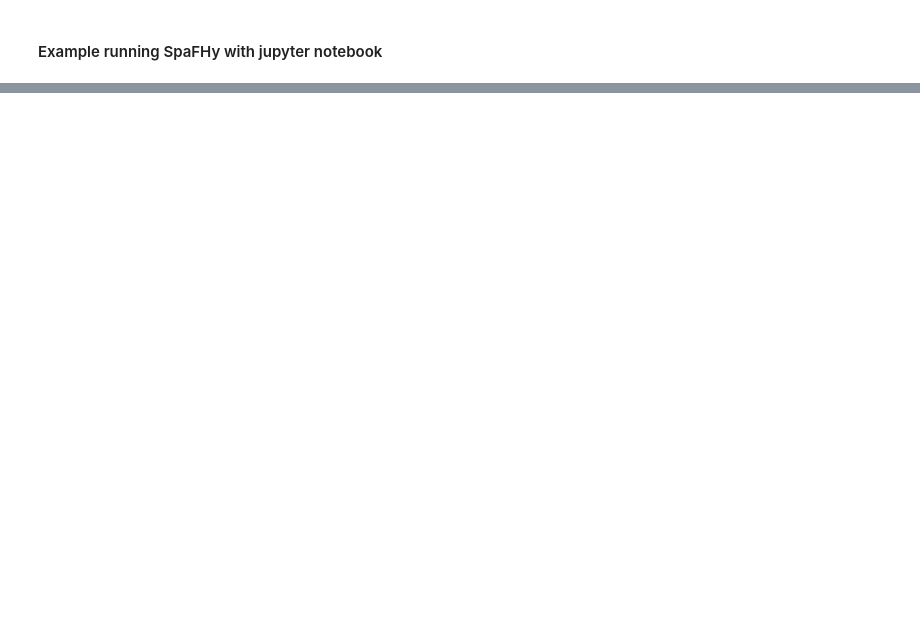
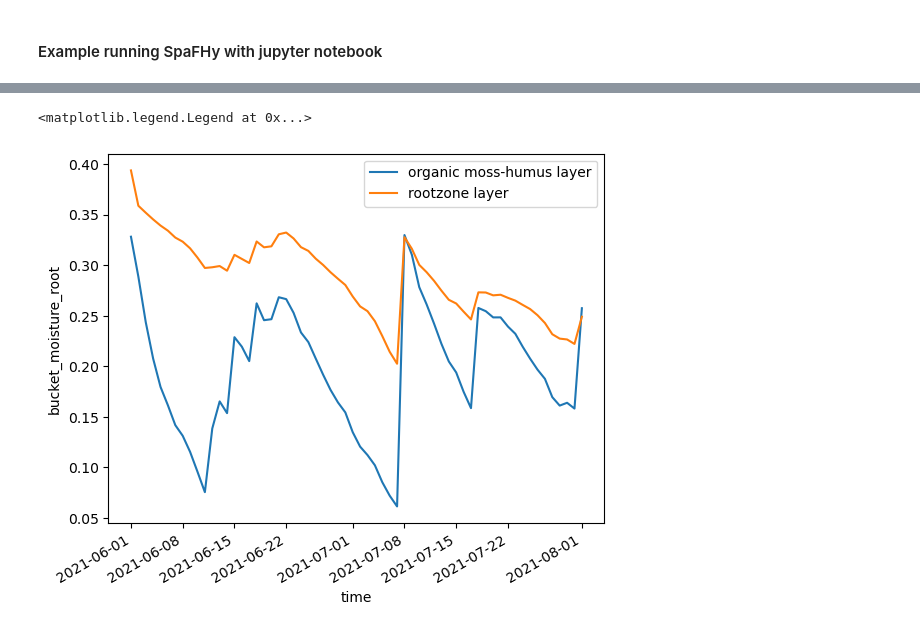
Before and after one commit to LukeEcomod/SpaFHy_v1_Pallas_2D, a Jupyter notebook: run_example.ipynb, the cells around one changed output, grey strips where cells are left out. Cells and saved outputs as stored; diff of their text form; code cells hidden in the pictures; blank space fills up the shorter version.

```diff
--- a/run_example.ipynb
+++ b/run_example.ipynb
@@ -49 +38,8 @@ KeyboardInterrupt:
+# %%
+results['bucket_moisture_top'].sel(time=slice('2021-06-01', '2021-09-01')).mean(dim=['lat','lon']).plot(label='organic moss-humus layer')
+results['bucket_moisture_root'].sel(time=slice('2021-06-01', '2021-09-01')).mean(dim=['lat','lon']).plot(label='rootzone layer')
+plt.legend()
+# %% [output]
+<matplotlib.legend.Legend at 0x...>
+[figure, added]
 # %%
```
Also changed, not shown: parts of 6 cells of this notebook, 1 other file.
